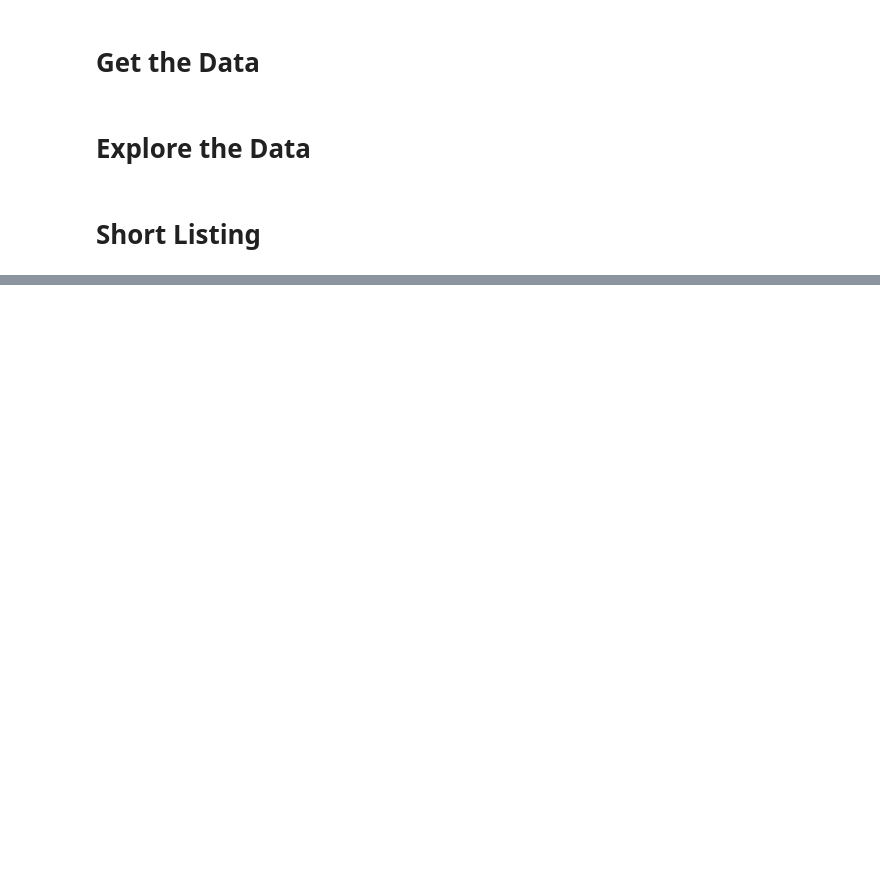
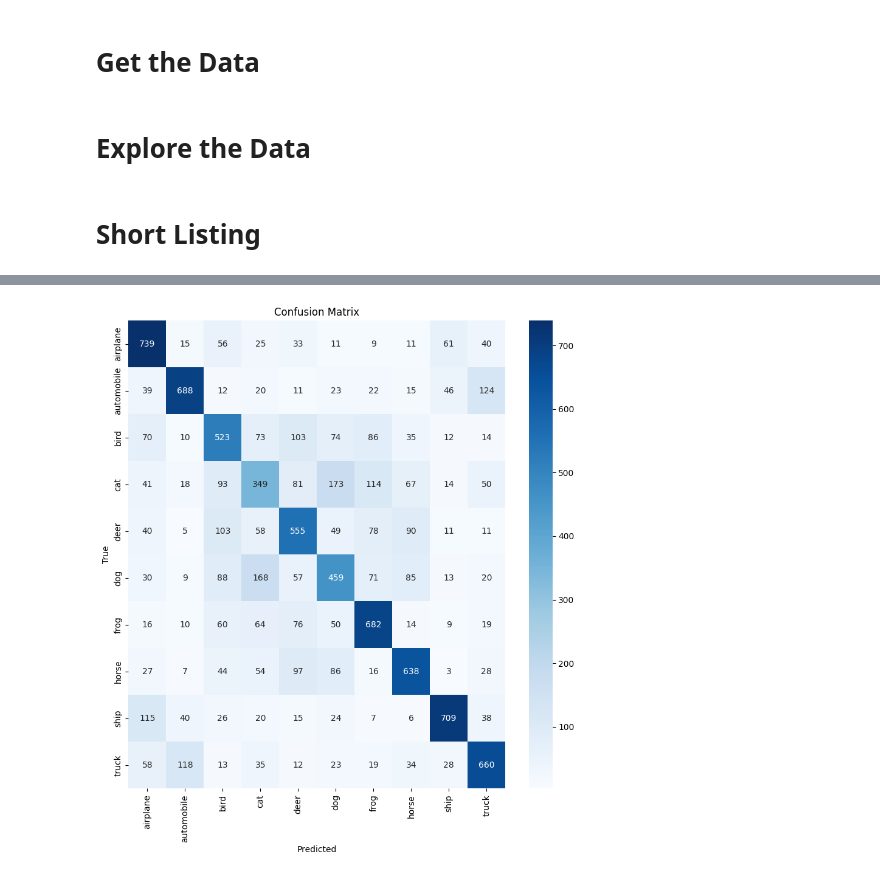
Before and after one commit to bradenkirkpatrick/NN-final, a Jupyter notebook: main.ipynb, the cells around one changed output, grey strips where cells are left out. Cells and saved outputs as stored; diff of their text form; code cells hidden in the pictures; blank space fills up the shorter version.

Commit message:
Frame The Problem + playing with models.

```diff
--- a/main.ipynb
+++ b/main.ipynb
@@ -38,11 +42,6 @@ from functools import partial
 # Get the Data
 # %%
 label_words = {0:"airplane", 1:"automobile", 2:"bird", 3:"cat", 4:"deer", 5:"dog", 6:"frog", 7:"horse", 8:"ship", 9:"truck"}
-def get_label(index:list):
-    labels = []
-    for i in index:
-        labels.append(label_words[i])
-    return labels
 
 def unpickle(has_validation=True):
     files = ['data_batch_1', 'data_batch_2', 'data_batch_3','data_batch_4']
@@ -58,7 +57,7 @@ def unpickle(has_validation=True):
                 y_train += list(data[b'labels'])
                 X_train += list(data[b'data'])
 
-        with open('data/data_batch_4', 'rb') as fo:
+        with open('data/data_batch_5', 'rb') as fo:
             data = pickle.load(fo, encoding='bytes')
             y_val = list(data[b'labels'])
             X_val = list(data[b'data'])
@@ -256,0 +307,5 @@ Epoch 10/10
+# %%
+# save model 2
+model2.save('cifar10_model.keras')
+# load model 2
+model2 = keras.models.load_model('cifar10_model.keras')
@@ -256,0 +318,23 @@ Epoch 10/10
+# %%
+
+history = model2.fit(
+    X_train, y_train,
+    epochs=50,
+    validation_data=(X_valid, y_valid),
+    callbacks=[
+        keras.callbacks.EarlyStopping(patience=5, restore_best_weights=True),
+    ]
+)
+# %%
+model2.evaluate(X_test, y_test)
+y_pred = model2.predict(X_test)
+y_pred = np.argmax(y_pred, axis=1)
+# confusion matrix
+cm = confusion_matrix(y_test, y_pred)
+plt.figure(figsize=(10, 10))
+sns.heatmap(cm, annot=True, fmt='d', cmap='Blues', xticklabels=label_words.values(), yticklabels=label_words.values())
+plt.xlabel('Predicted')
+plt.ylabel('True')
+plt.title('Confusion Matrix')
+plt.show()
+# %% [output]
@@ -256,0 +343 @@ Epoch 10/10
+[figure, added]
```
Also changed, not shown: parts of 17 cells of this notebook.
